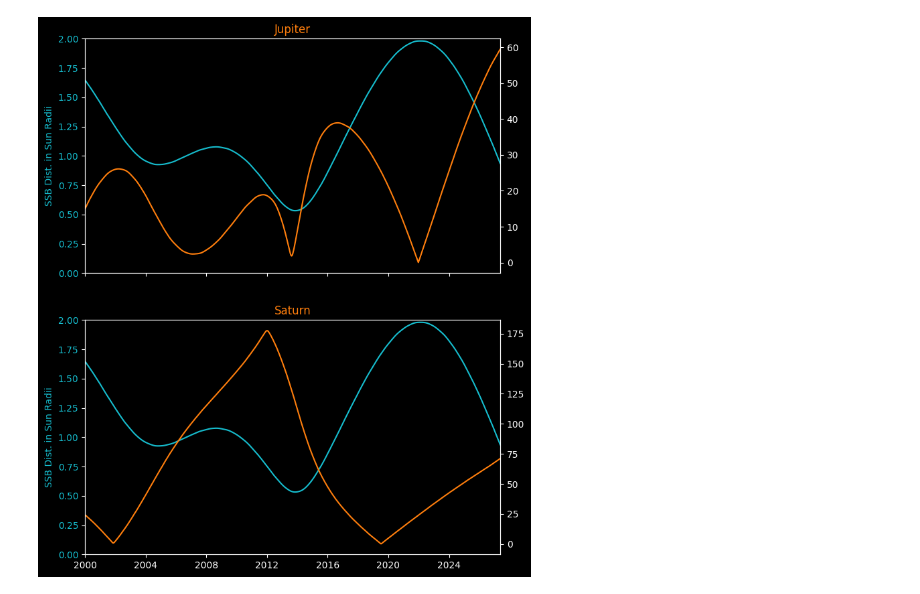
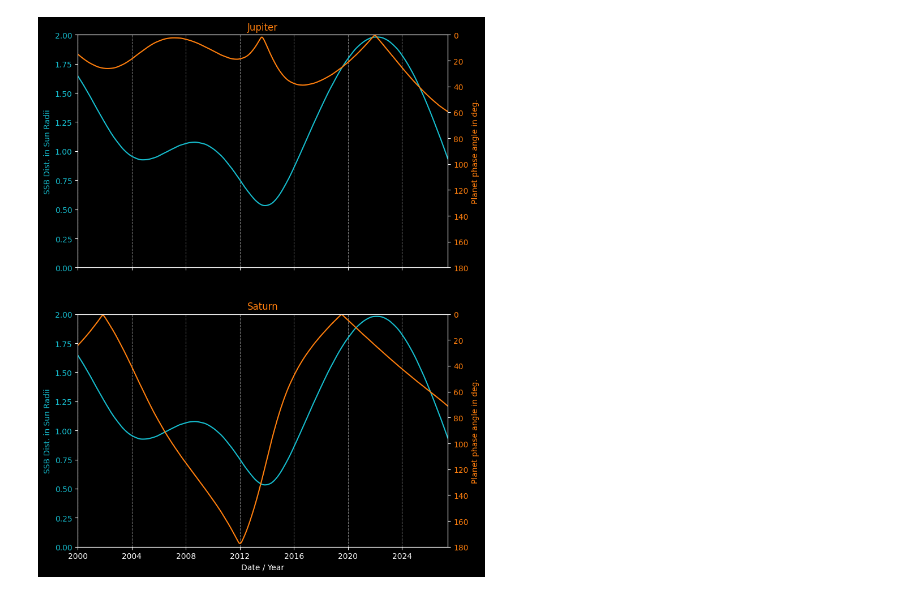
Before and after one commit to willschlitzer/space-science-with-python-tutorials, a Jupyter notebook: 7.grav-pull-ssb/grav-pull.ipynb, the cells around one changed output. Drawn from its saved outputs; the diff is of its cells as text; code cells hidden in the pictures.

```diff
--- a/7.grav-pull-ssb/grav-pull.ipynb
+++ b/7.grav-pull-ssb/grav-pull.ipynb
@@ -103,28 +89,53 @@ Name: PHASE_ANGLE_SUN_SAT2SSB, dtype: float64
 # %%
 plt.style.use("dark_background")
 fig, (ax1, ax2) = plt.subplots(2, 1, sharex=True, figsize=(8, 10))
 
 for ax_f, planet_abr, planet_name in zip(
     [ax1, ax2], ["JUP", "SAT"], ["Jupiter", "Saturn"]
 ):
     ax_f.set_title(planet_name, color="tab:orange")
     ax_f.plot(
         solar_system_df["UTC"],
         solar_system_df["SSB_WRT_SUN_SCALED_DIST"],
         color="tab:cyan",
     )
 
+    # Add label for y-axis
     ax_f.set_ylabel("SSB Dist. in Sun Radii", color="tab:cyan")
+    # Set the color for the y-axis ticks to cyan
     ax_f.tick_params(axis="y", labelcolor="tab:cyan")
 
+    # Change the x-axis limits to the min and max of the data
     ax_f.set_xlim(min(solar_system_df["UTC"]), max(solar_system_df["UTC"]))
+    # Change the y-axis limits to the min and max of the solar radii
     ax_f.set_ylim(0, 2)
 
+    # Create a second plot on top of the previous chart
+    # Use .twinx() method to copy x-axis
     ax_f_add = ax_f.twinx()
+    # Plot the phase angles of the given planet
     ax_f_add.plot(
         solar_system_df["UTC"],
         solar_system_df[f"PHASE_ANGLE_SUN_{planet_abr}2SSB"],
         color="tab:orange",
     )
+
+    # Add a label on the right side of the figure for the phase angle
+    ax_f_add.set_ylabel("Planet phase angle in deg.", color="tab:orange")
+    ax_f_add.tick_params(axis="y", labelcolor="tab:orange")
+
+    # Invert the y-axis
+    ax_f_add.invert_yaxis()
+    # Set the axis that the lowest (0-degrees) is at the top
+    ax_f_add.set_ylim(180,0)
+
+    # Add grid lines along the x-axis
+    ax_f.grid(axis="x", linestyle="dashed", alpha=0.5)
+
+ax2.set_xlabel("Date / Year")
+
+fig.tight_layout()
+
+plt.subplots_adjust(hspace=0.2)
 # %% [output]
-[figure, old version]
+[figure, new version]
```
Also changed, not shown: parts of 1 cell of this notebook.
